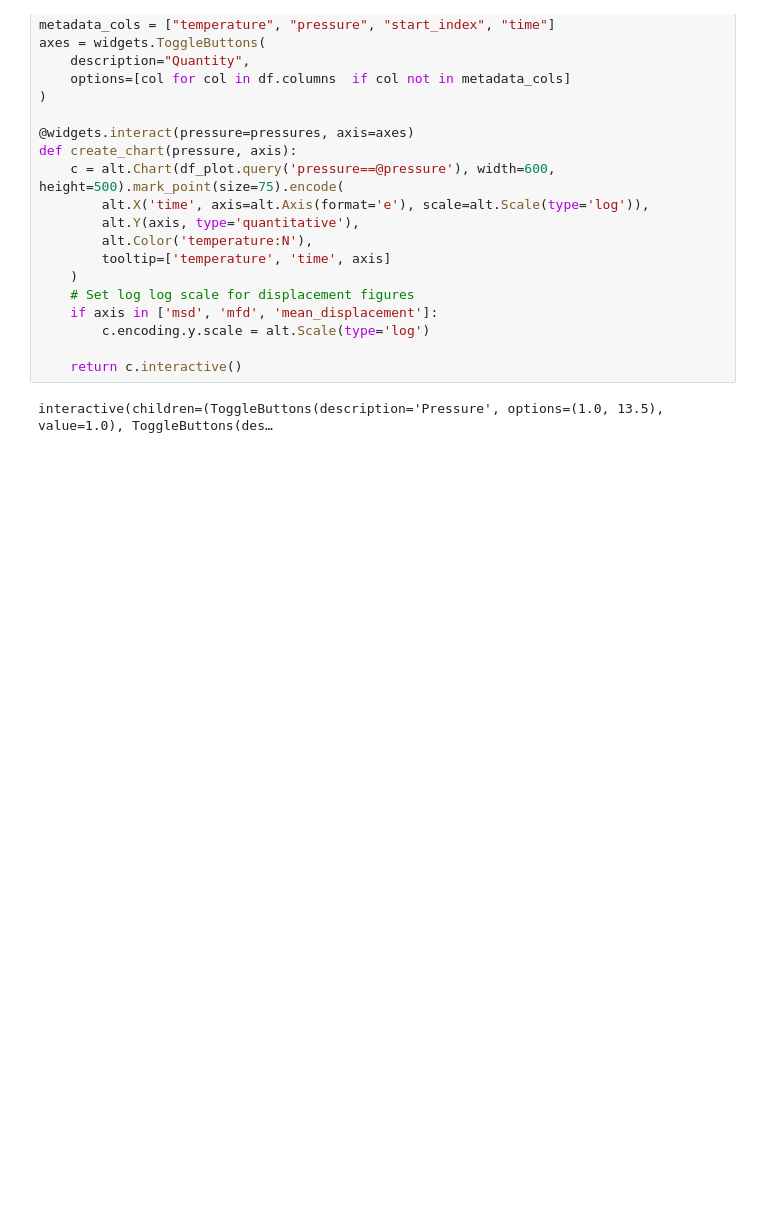
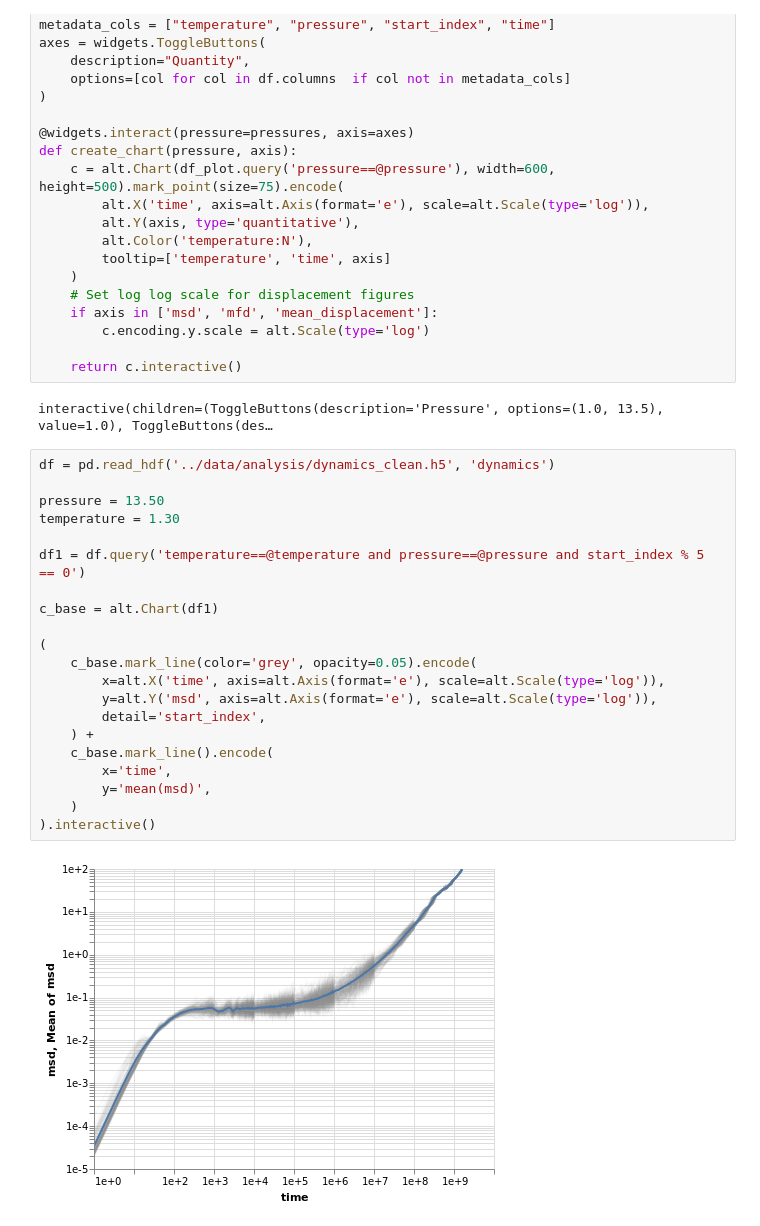
Before and after one commit to malramsay64/Dynamics, a Jupyter notebook: notebooks/01_dynamics_interactive.ipynb, the cells around one changed output. Cells and saved outputs as stored; diff of their text form; blank space fills up the shorter version.

```diff
--- a/notebooks/01_dynamics_interactive.ipynb
+++ b/notebooks/01_dynamics_interactive.ipynb
@@ -67,3 +65,26 @@ def create_chart(pressure, axis):
     return c.interactive()
 # %% [output]
 interactive(children=(ToggleButtons(description='Pressure', options=(1.0, 13.5), value=1.0), ToggleButtons(des…
+# %%
+df = pd.read_hdf('../data/analysis/dynamics_clean.h5', 'dynamics')
+
+pressure = 13.50
+temperature = 1.30
+
+df1 = df.query('temperature==@temperature and pressure==@pressure and start_index % 5 == 0')
+
+c_base = alt.Chart(df1)
+
+(
+    c_base.mark_line(color='grey', opacity=0.05).encode(
+        x=alt.X('time', axis=alt.Axis(format='e'), scale=alt.Scale(type='log')),
+        y=alt.Y('msd', axis=alt.Axis(format='e'), scale=alt.Scale(type='log')),
+        detail='start_index',
+    ) +
+    c_base.mark_line().encode(
+        x='time',
+        y='mean(msd)',
+    )
+).interactive()
+# %% [output]
+[figure, added]
```
Also changed, not shown: parts of 3 cells of this notebook, 2 other files.
